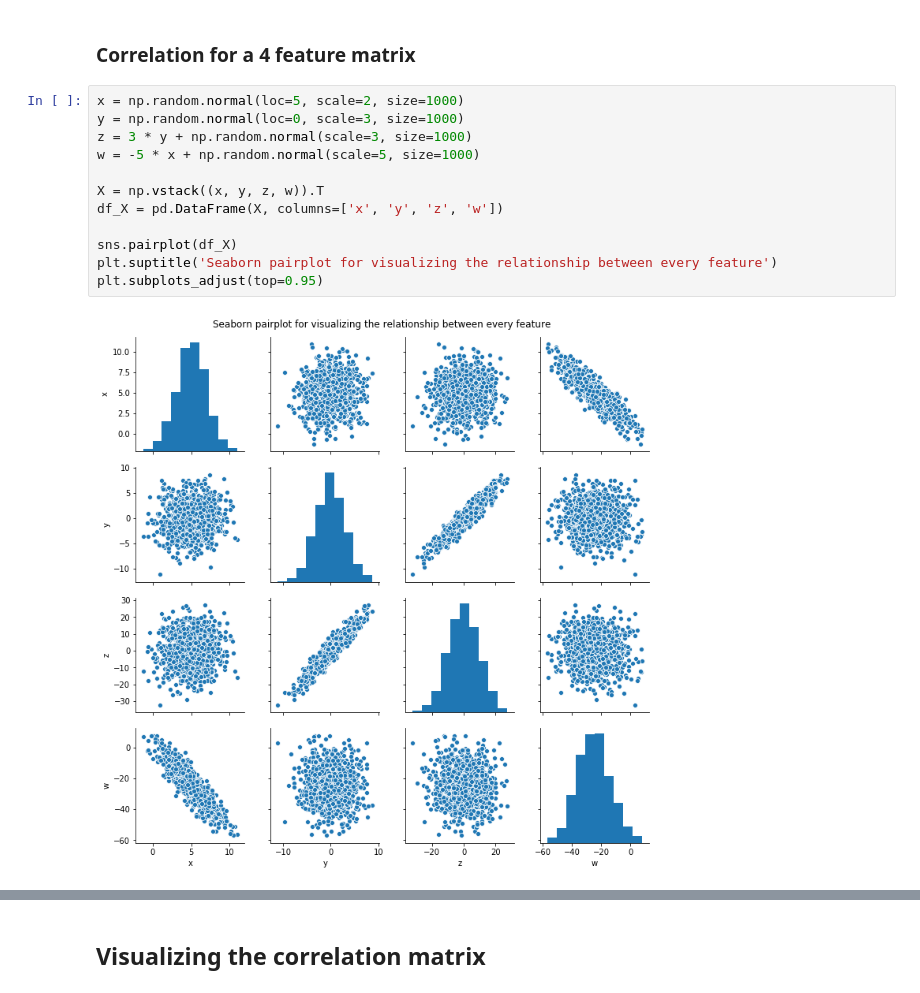
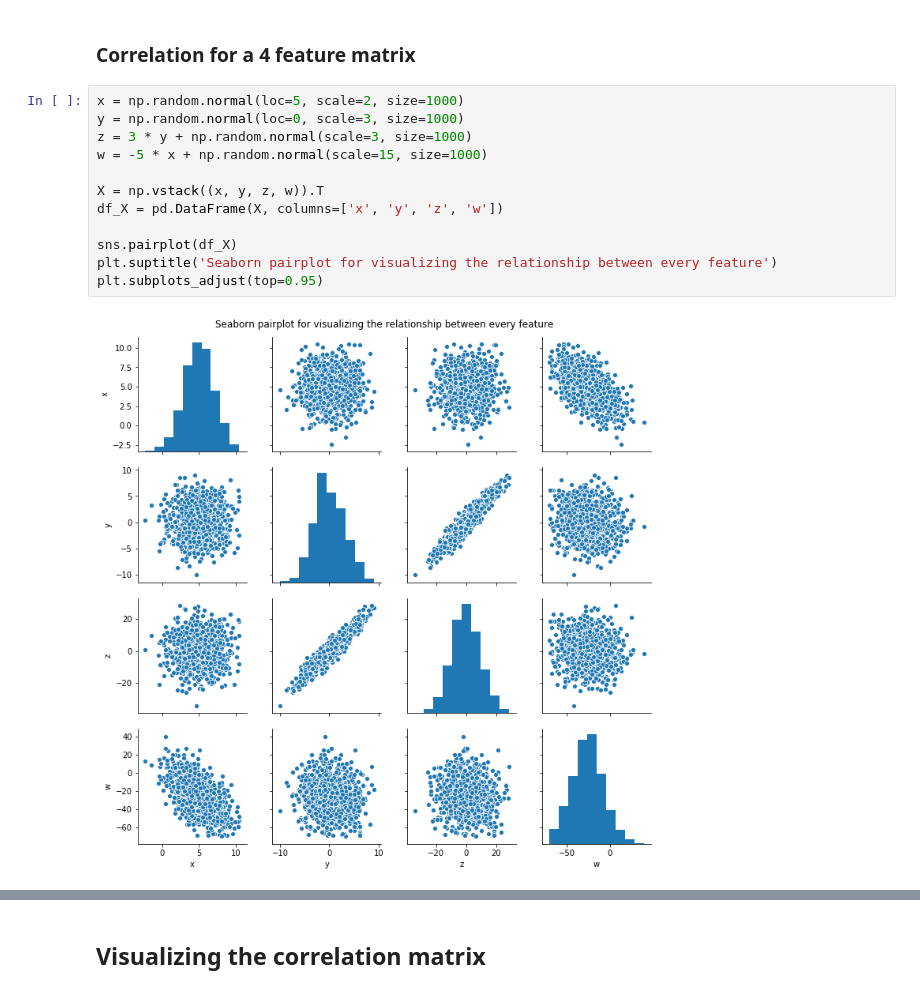
Before and after one commit to eytanohana/Data-Science-and-Statistics, a Jupyter notebook: covariance and correlation matrix.ipynb, the cells around one changed output, grey strips where cells are left out. Drawn from its saved outputs; the diff is of its cells as text.

```diff
--- a/covariance and correlation matrix.ipynb
+++ b/covariance and correlation matrix.ipynb
@@ -146,17 +146,17 @@ Our correlation matrix
 # %%
 x = np.random.normal(loc=5, scale=2, size=1000)
 y = np.random.normal(loc=0, scale=3, size=1000)
 z = 3 * y + np.random.normal(scale=3, size=1000)
-w = -5 * x + np.random.normal(scale=5, size=1000)
+w = -5 * x + np.random.normal(scale=15, size=1000)
 
 X = np.vstack((x, y, z, w)).T
 df_X = pd.DataFrame(X, columns=['x', 'y', 'z', 'w'])
 
 sns.pairplot(df_X)
 plt.suptitle('Seaborn pairplot for visualizing the relationship between every feature')
 plt.subplots_adjust(top=0.95)
 # %% [output]
-[figure, old version]
+[figure, new version]
 # %%
 print('Correlation matrix from numpy\n')
 print(np.corrcoef(X, rowvar=False))
```
Also changed, not shown: parts of 2 cells of this notebook.
